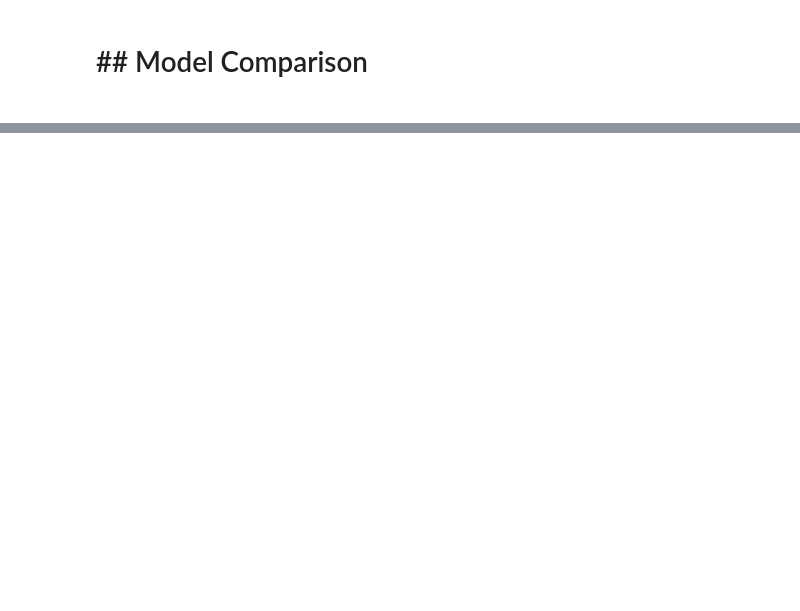
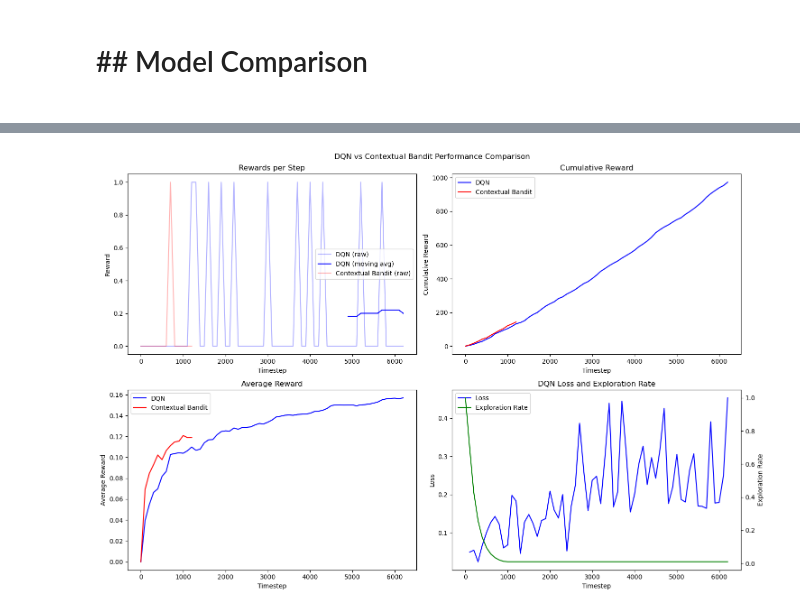
Before and after one commit to josh-segal/linkRec, a Jupyter notebook: model_pipelines.ipynb, the cells around one changed output, grey strips where cells are left out. Drawn from its saved outputs; the diff is of its cells as text; code cells hidden in the pictures; blank space fills up the shorter version.

Commit message:
kind of broken graphs

```diff
--- a/model_pipelines.ipynb
+++ b/model_pipelines.ipynb
@@ -888,3 +1045,6 @@ Please also refer to the documentation for alternative solver options:
+# %%
+# Initialize logger
+logger = MetricsLogger(log_interval=100)
 # %% [markdown]
 # ### LinUCB Bandit Pipeline
 
@@ -980,0 +1141,5 @@ plt.show()
+# %%
+# After training both models, plot the comparison
+plot_comparison(logger, save_path='dqn_vs_linucb_comparison.png')
+# %% [output]
+[figure, added]
```
Also changed, not shown: parts of 8 cells of this notebook, 1 other file.
